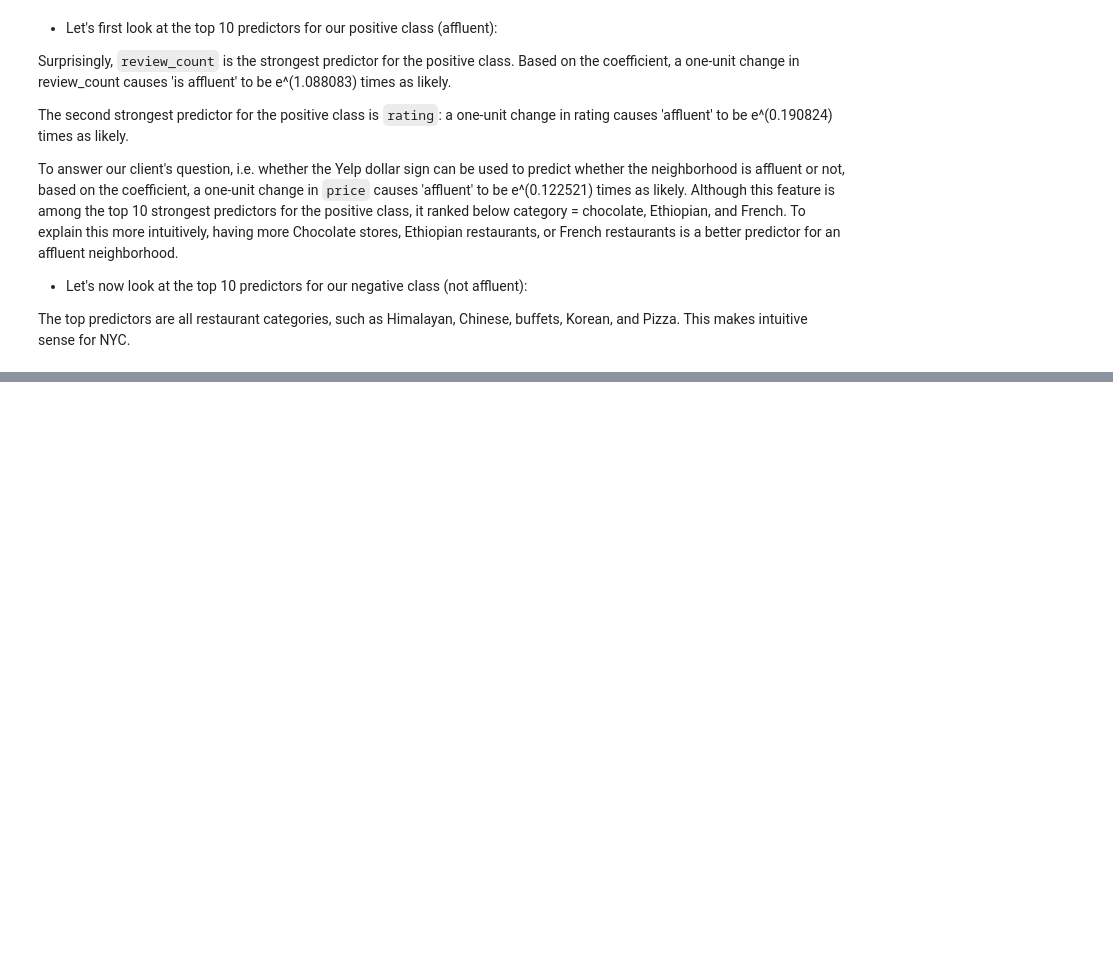
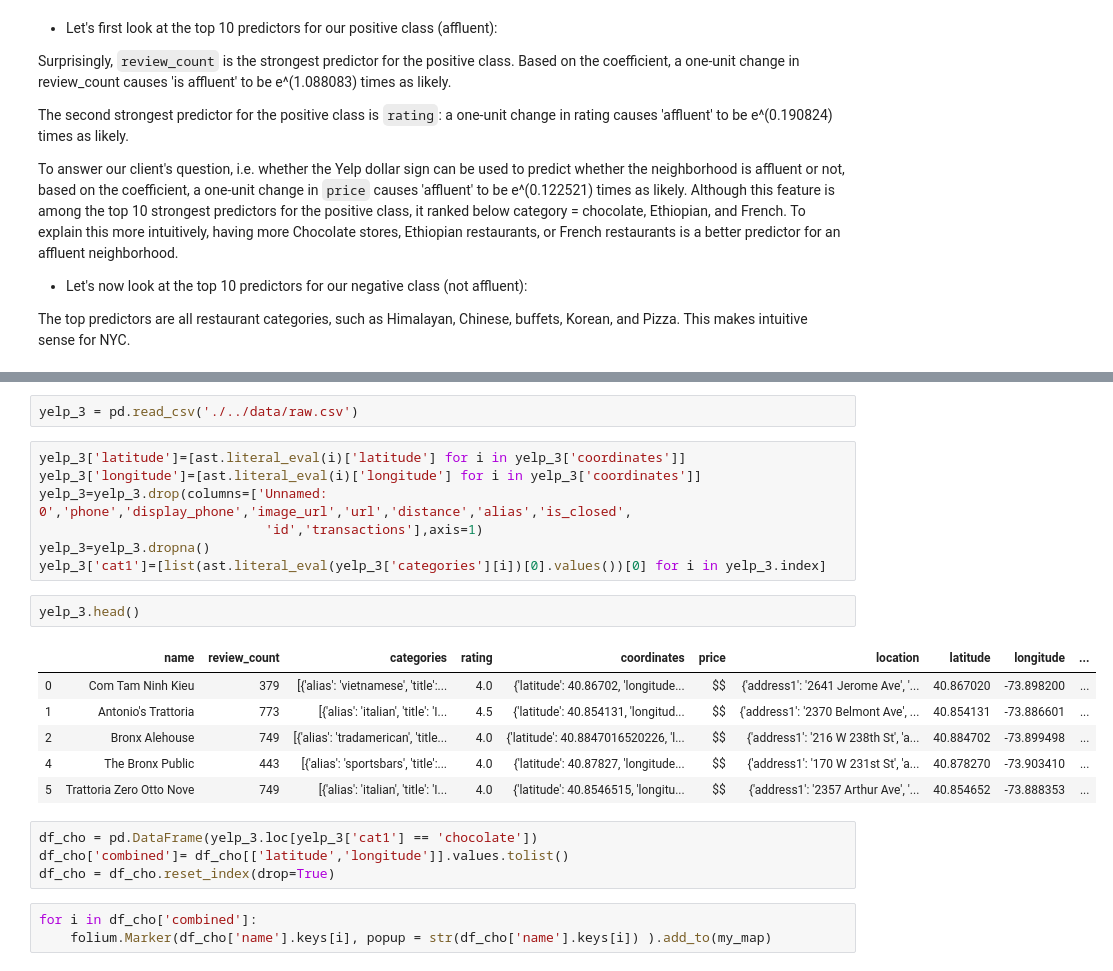
Before and after one commit to FredaXin/client_project, a Jupyter notebook: code/modeling_option_2.ipynb, the cells around one changed output, grey strips where cells are left out. Saved outputs shown, nothing was run; the diff lists cells and outputs as text; blank space fills up the shorter version.

```diff
--- a/code/modeling_option_2.ipynb
+++ b/code/modeling_option_2.ipynb
@@ -503,0 +519,25 @@ The top predictors are all restaurant categories, such as Himalayan, Chinese, bu
+# %%
+yelp_3 = pd.read_csv('./../data/raw.csv')
+# %%
+yelp_3['latitude']=[ast.literal_eval(i)['latitude'] for i in yelp_3['coordinates']]
+yelp_3['longitude']=[ast.literal_eval(i)['longitude'] for i in yelp_3['coordinates']]
+yelp_3=yelp_3.drop(columns=['Unnamed: 0','phone','display_phone','image_url','url','distance','alias','is_closed',
+                             'id','transactions'],axis=1)
+yelp_3=yelp_3.dropna()
+yelp_3['cat1']=[list(ast.literal_eval(yelp_3['categories'][i])[0].values())[0] for i in yelp_3.index]
+# %%
+yelp_3.head()
+# %% [output]
+|  | name | review_count | categories | rating | coordinates | price | location | latitude | longitude | ... |
+| 0 | Com Tam Ninh Kieu | 379 | [{'alias': 'vietnamese', 'title':... | 4.0 | {'latitude': 40.86702, 'longitude... | $$ | {'address1': '2641 Jerome Ave', '... | 40.867020 | -73.898200 | ... |
+| 1 | Antonio's Trattoria | 773 | [{'alias': 'italian', 'title': 'I... | 4.5 | {'latitude': 40.854131, 'longitud... | $$ | {'address1': '2370 Belmont Ave', ... | 40.854131 | -73.886601 | ... |
+| 2 | Bronx Alehouse | 749 | [{'alias': 'tradamerican', 'title... | 4.0 | {'latitude': 40.8847016520226, 'l... | $$ | {'address1': '216 W 238th St', 'a... | 40.884702 | -73.899498 | ... |
+| 4 | The Bronx Public | 443 | [{'alias': 'sportsbars', 'title':... | 4.0 | {'latitude': 40.87827, 'longitude... | $$ | {'address1': '170 W 231st St', 'a... | 40.878270 | -73.903410 | ... |
+| 5 | Trattoria Zero Otto Nove | 749 | [{'alias': 'italian', 'title': 'I... | 4.0 | {'latitude': 40.8546515, 'longitu... | $$ | {'address1': '2357 Arthur Ave', '... | 40.854652 | -73.888353 | ... |
+# %%
+df_cho = pd.DataFrame(yelp_3.loc[yelp_3['cat1'] == 'chocolate'])
+df_cho['combined']= df_cho[['latitude','longitude']].values.tolist()
+df_cho = df_cho.reset_index(drop=True)
+# %%
+for i in df_cho['combined']:
+    folium.Marker(df_cho['name'].keys[i], popup = str(df_cho['name'].keys[i]) ).add_to(my_map)
```
Also changed, not shown: parts of 10 cells of this notebook.
